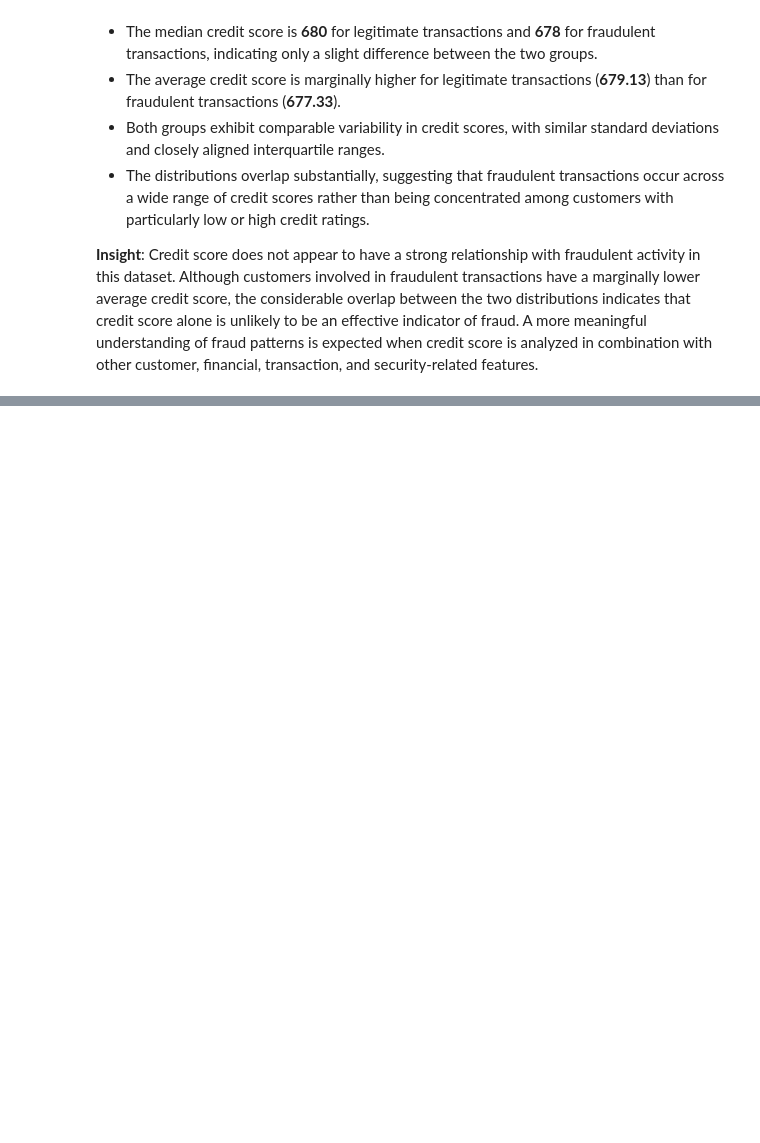
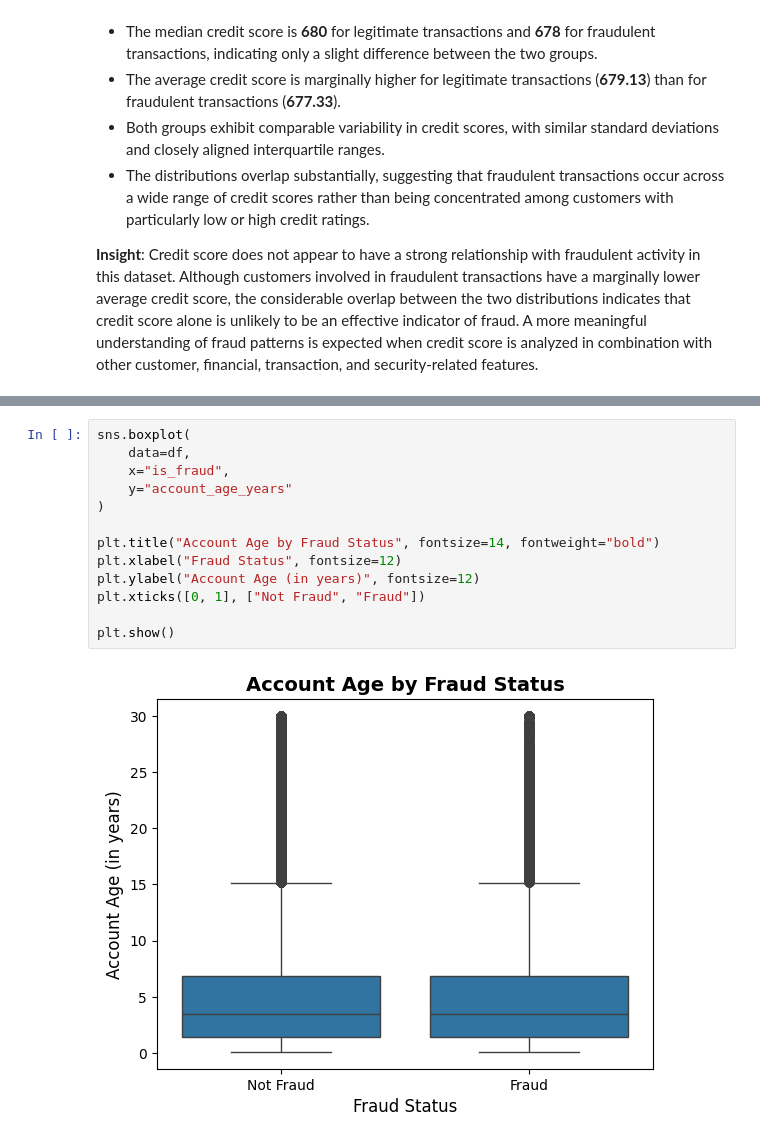
Before and after one commit to abhi-saurav-saroya/bank-fraud-eda, a Jupyter notebook: notebooks/02_exploratory_data_analysis.ipynb, the cells around one changed output, grey strips where cells are left out. Cells and saved outputs as stored; diff of their text form; blank space fills up the shorter version.

Commit message:
feat(eda/bivariate-analysis): add Account Age vs Fraud analysis under Customer Features by Fraud Status

```diff
--- a/notebooks/02_exploratory_data_analysis.ipynb
+++ b/notebooks/02_exploratory_data_analysis.ipynb
@@ -1642,0 +1654,15 @@ plt.show()
+# %%
+sns.boxplot(
+    data=df,
+    x="is_fraud",
+    y="account_age_years"
+)
+
+plt.title("Account Age by Fraud Status", fontsize=14, fontweight="bold")
+plt.xlabel("Fraud Status", fontsize=12)
+plt.ylabel("Account Age (in years)", fontsize=12)
+plt.xticks([0, 1], ["Not Fraud", "Fraud"])
+
+plt.show()
+# %% [output]
+[figure, added]
```
Also changed, not shown: parts of 3 cells of this notebook.
